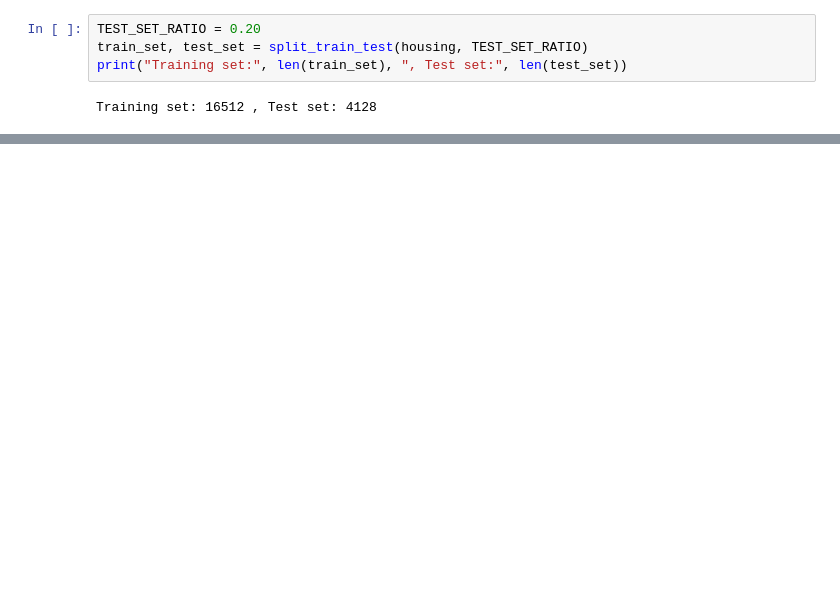
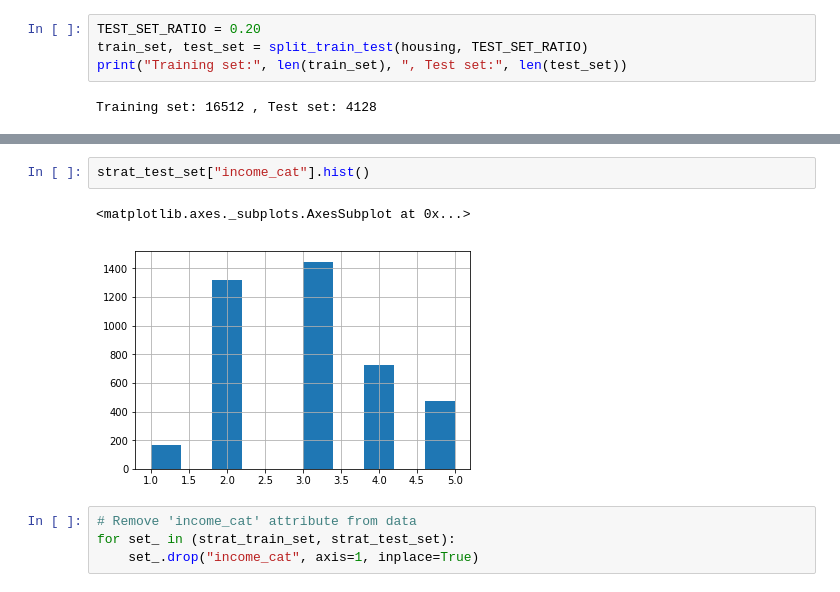
Before and after one commit to tomyet/housing_ml, a Jupyter notebook: Housing.ipynb, the cells around one changed output, grey strips where cells are left out. Cells and saved outputs as stored; diff of their text form; blank space fills up the shorter version.

```diff
--- a/Housing.ipynb
+++ b/Housing.ipynb
@@ -116,0 +136,9 @@ memory usage: 354.8+ KB
+# %%
+strat_test_set["income_cat"].hist()
+# %% [output]
+<matplotlib.axes._subplots.AxesSubplot at 0x...>
+[figure, added]
+# %%
+# Remove 'income_cat' attribute from data
+for set_ in (strat_train_set, strat_test_set):
+    set_.drop("income_cat", axis=1, inplace=True)
```
Also changed, not shown: parts of 48 cells of this notebook.
